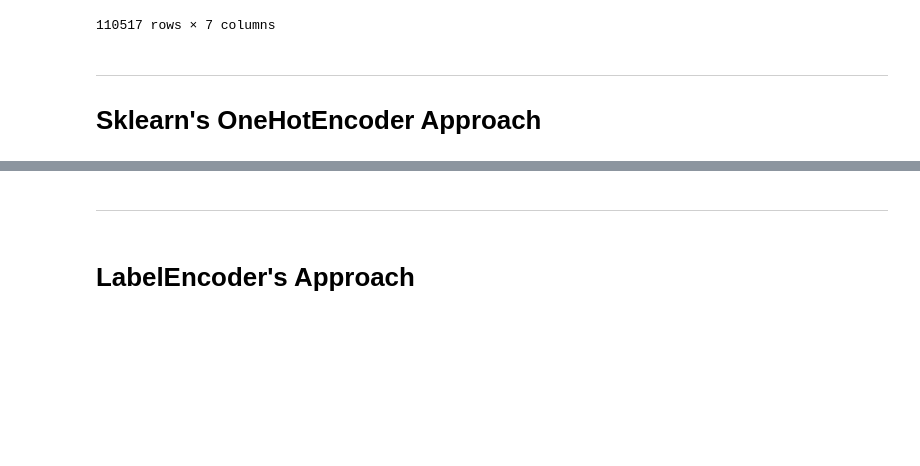
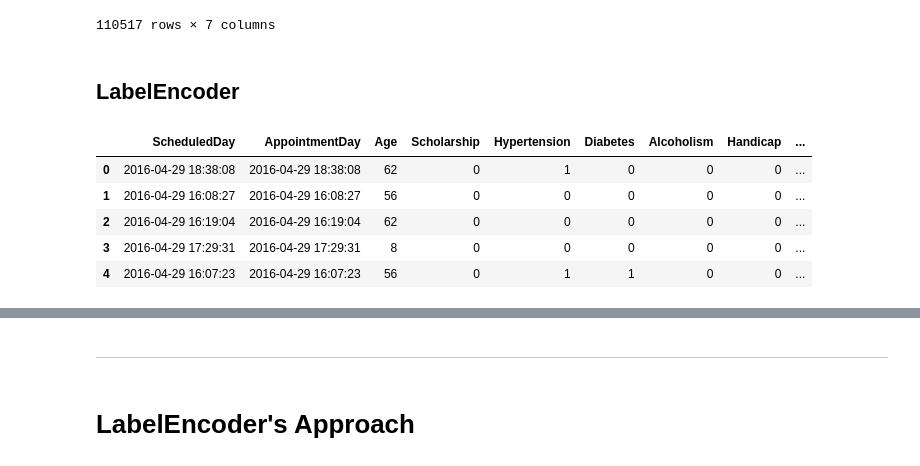
Before and after one commit to asaadkhattab/MedicalAppointmentNoShowsCapstone, a Jupyter notebook: 4_Preprocessing.ipynb, the cells around one changed output, grey strips where cells are left out. Drawn from its saved outputs; the diff is of its cells as text; code cells hidden in the pictures; blank space fills up the shorter version.

```diff
--- a/4_Preprocessing.ipynb
+++ b/4_Preprocessing.ipynb
@@ -87,6 +99,5 @@ df.select_dtypes(include=[object])
 | 110515 | F | MARIA ORTIZ | No | Wednesday | Tuesday | April | ... |
 | 110516 | F | MARIA ORTIZ | No | Wednesday | Tuesday | April | ... |
 110517 rows × 7 columns
-# %% [markdown]
----
-# Sklearn's OneHotEncoder Approach
+# %% [markdown]
+## LabelEncoder
@@ -92,0 +115,9 @@ df.select_dtypes(include=[object])
+# %%
+df_le.head()
+# %% [output]
+|  | ScheduledDay | AppointmentDay | Age | Scholarship | Hypertension | Diabetes | Alcoholism | Handicap | ... |
+| 0 | 2016-04-29 18:38:08 | 2016-04-29 18:38:08 | 62 | 0 | 1 | 0 | 0 | 0 | ... |
+| 1 | 2016-04-29 16:08:27 | 2016-04-29 16:08:27 | 56 | 0 | 0 | 0 | 0 | 0 | ... |
+| 2 | 2016-04-29 16:19:04 | 2016-04-29 16:19:04 | 62 | 0 | 0 | 0 | 0 | 0 | ... |
+| 3 | 2016-04-29 17:29:31 | 2016-04-29 17:29:31 | 8 | 0 | 0 | 0 | 0 | 0 | ... |
+| 4 | 2016-04-29 16:07:23 | 2016-04-29 16:07:23 | 56 | 0 | 1 | 1 | 0 | 0 | ... |
```
Also changed, not shown: parts of 11 cells of this notebook, 15 other files.
